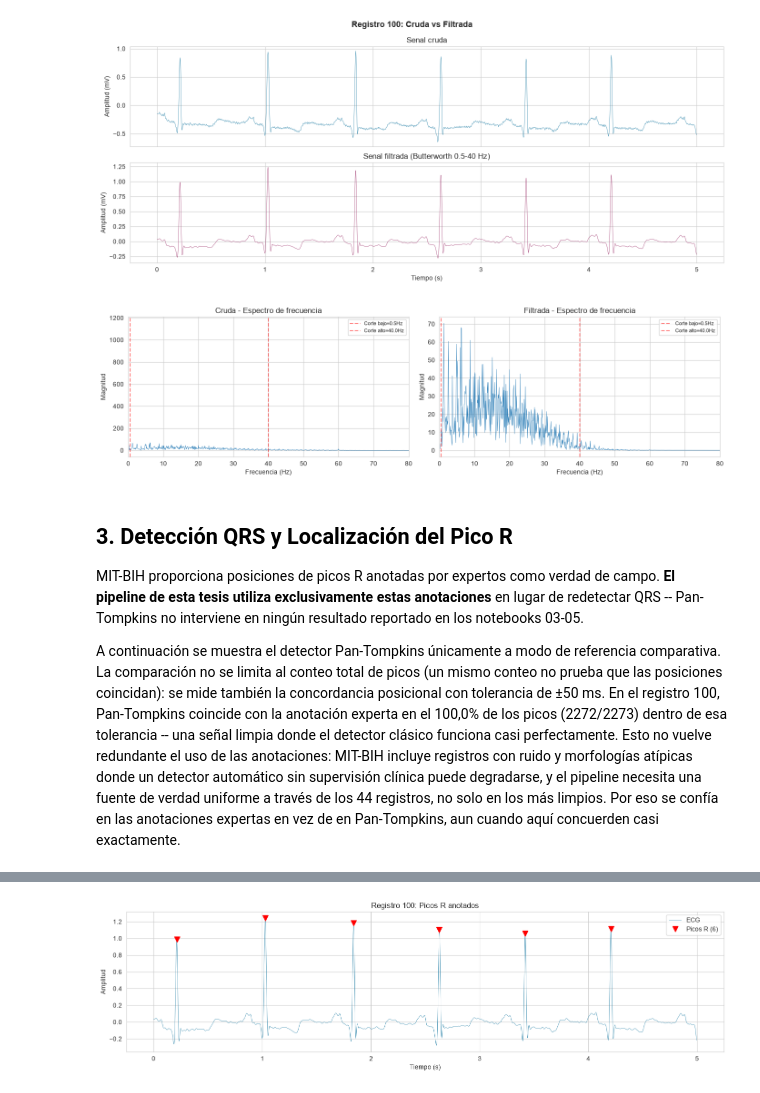
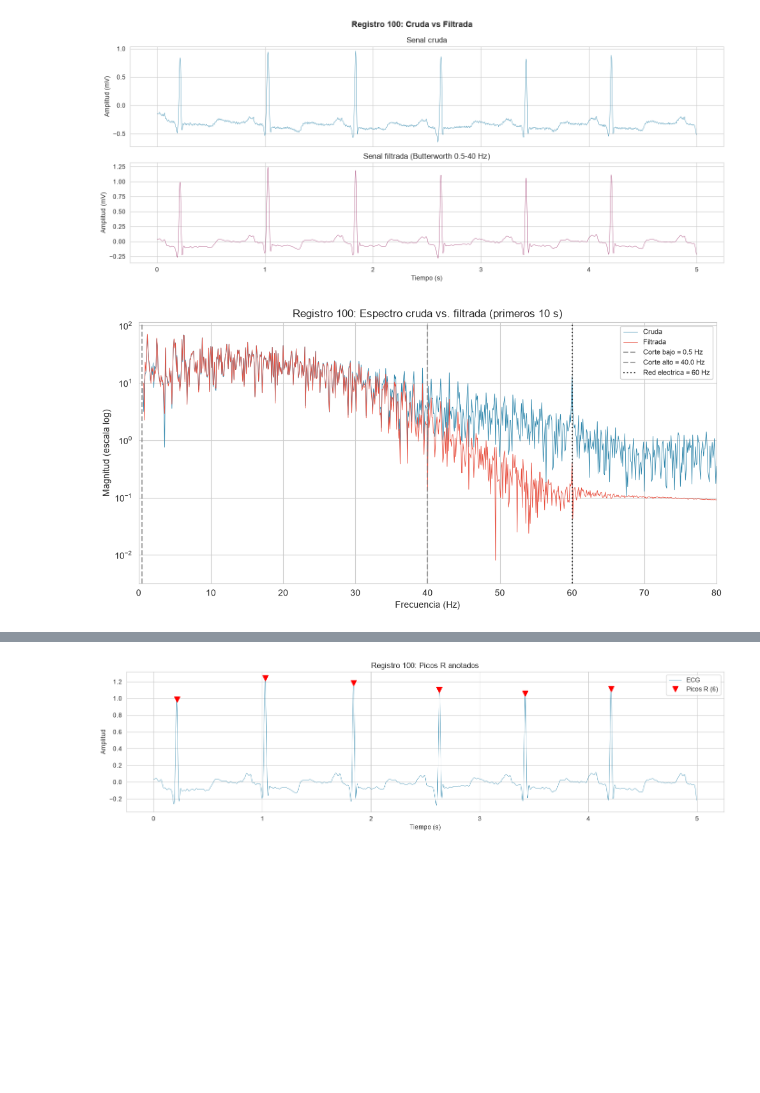
Before and after one commit to JDGarcia25/tfp-cardio-tesis, a Jupyter notebook: notebooks/02_preprocessing.ipynb, the cells around one changed output, grey strips where cells are left out. Saved outputs shown, nothing was run; the diff lists cells and outputs as text; code cells hidden in the pictures; blank space fills up the shorter version.

```diff
--- a/notebooks/02_preprocessing.ipynb
+++ b/notebooks/02_preprocessing.ipynb
@@ -31,9 +50,11 @@ set_global_seed(config.random_seed)
 # %%
 loader = MITBIHLoader(config)
-dataset = loader.load(config.dataset_path, records=["100"])
-record = dataset.records[0]
+full_dataset = loader.load(config.dataset_path)
+record = next(r for r in full_dataset.records if r.record_id == "100")
 
-print(f"Registro {record.record_id}: {len(record.signal)} muestras a {record.sampling_rate} Hz")
-print(f"Duracion: {len(record.signal) / record.sampling_rate:.1f} segundos")
-print(f"Latidos anotados: {len(record.r_peak_positions)}")
+print(f"Registros cargados: {len(full_dataset.records)}")
+print(f"Registro de muestra: {record.record_id}")
+print(f"  {len(record.signal)} muestras a {record.sampling_rate} Hz")
+print(f"  Duracion: {len(record.signal) / record.sampling_rate:.1f} segundos")
+print(f"  Latidos anotados: {len(record.r_peak_positions)}")
 # %% [output]
@@ -66,41 +132,29 @@ plot_raw_vs_filtered(
 # %% [output]
 [figure]
 # %%
-# Frequency domain comparison
-fig, axes = plt.subplots(1, 2, figsize=(14, 4))
+# Comparacion en el dominio de la frecuencia (ventana de 10 s), un solo eje
+# semilogy. Se excluye el bin DC (0 Hz): en la senal cruda concentra una
+# magnitud (~1150) muy superior al resto del espectro y aplastaria la escala.
+n_fft = config.sampling_rate * 10
+fft_raw = np.abs(np.fft.rfft(raw_signal[:n_fft]))
+fft_filt = np.abs(np.fft.rfft(filtered_signal[:n_fft]))
+freqs = np.fft.rfftfreq(n_fft, d=1.0 / config.sampling_rate)
+mask = freqs > 0.5
 
-for ax, sig, title in [(axes[0], raw_signal, "Cruda"), (axes[1], filtered_signal, "Filtrada")]:
-    fft_vals = np.abs(np.fft.rfft(sig[:config.sampling_rate * 10]))
-    freqs = np.fft.rfftfreq(config.sampling_rate * 10, d=1.0/config.sampling_rate)
-    ax.plot(freqs, fft_vals, linewidth=0.5)
-    ax.set_xlim(0, 80)
-    ax.set_xlabel("Frecuencia (Hz)")
-    ax.set_ylabel("Magnitud")
-    ax.set_title(f"{title} - Espectro de frecuencia")
-    ax.axvline(config.filter_lowcut, color="r", linestyle="--", alpha=0.5, label=f"Corte bajo={config.filter_lowcut}Hz")
-    ax.axvline(config.filter_highcut, color="r", linestyle="--", alpha=0.5, label=f"Corte alto={config.filter_highcut}Hz")
-    ax.legend(fontsize=8)
-
+fig, ax = plt.subplots(figsize=(10, 5))
+ax.semilogy(freqs[mask], fft_raw[mask], linewidth=0.6, color="#2E86AB", label="Cruda")
+ax.semilogy(freqs[mask], fft_filt[mask], linewidth=0.6, color="#E74C3C", label="Filtrada")
+ax.set_xlim(0, 80)
+ax.set_xlabel("Frecuencia (Hz)")
+ax.set_ylabel("Magnitud (escala log)")
+ax.set_title(f"Registro {record.record_id}: Espectro cruda vs. filtrada (primeros 10 s)")
+ax.axvline(config.filter_lowcut, color="gray", linestyle="--", alpha=0.7,
+           label=f"Corte bajo = {config.filter_lowcut} Hz")
+ax.axvline(config.filter_highcut, color="gray", linestyle="--", alpha=0.7,
+           label=f"Corte alto = {config.filter_highcut} Hz")
+ax.axvline(60, color="black", linestyle=":", alpha=0.7, label="Red electrica = 60 Hz")
+ax.legend(fontsize=8)
 plt.tight_layout()
 plt.show()
 # %% [output]
-[figure, old version]
+[figure, new version]
-# %% [markdown]
-## 3. Detección QRS y Localización del Pico R
-
-MIT-BIH proporciona posiciones de picos R anotadas por expertos como verdad de campo.
-**El pipeline de esta tesis utiliza exclusivamente estas anotaciones** en lugar de
-redetectar QRS -- Pan-Tompkins no interviene en ningún resultado reportado en los
-notebooks 03-05.
-
-A continuación se muestra el detector Pan-Tompkins únicamente a modo de referencia
-comparativa. La comparación no se limita al conteo total de picos (un mismo conteo no
-prueba que las posiciones coincidan): se mide también la concordancia posicional con
-tolerancia de ±50 ms. En el registro 100, Pan-Tompkins coincide con la anotación
-experta en el 100,0% de los picos (2272/2273) dentro de esa tolerancia -- una señal
-limpia donde el detector clásico funciona casi perfectamente. Esto no vuelve
-redundante el uso de las anotaciones: MIT-BIH incluye registros con ruido y
-morfologías atípicas donde un detector automático sin supervisión clínica puede
-degradarse, y el pipeline necesita una fuente de verdad uniforme a través de los 44
-registros, no solo en los más limpios. Por eso se confía en las anotaciones expertas
-en vez de en Pan-Tompkins, aun cuando aquí concuerden casi exactamente.
```
Also changed, not shown: parts of 23 cells of this notebook, 16 other files.
